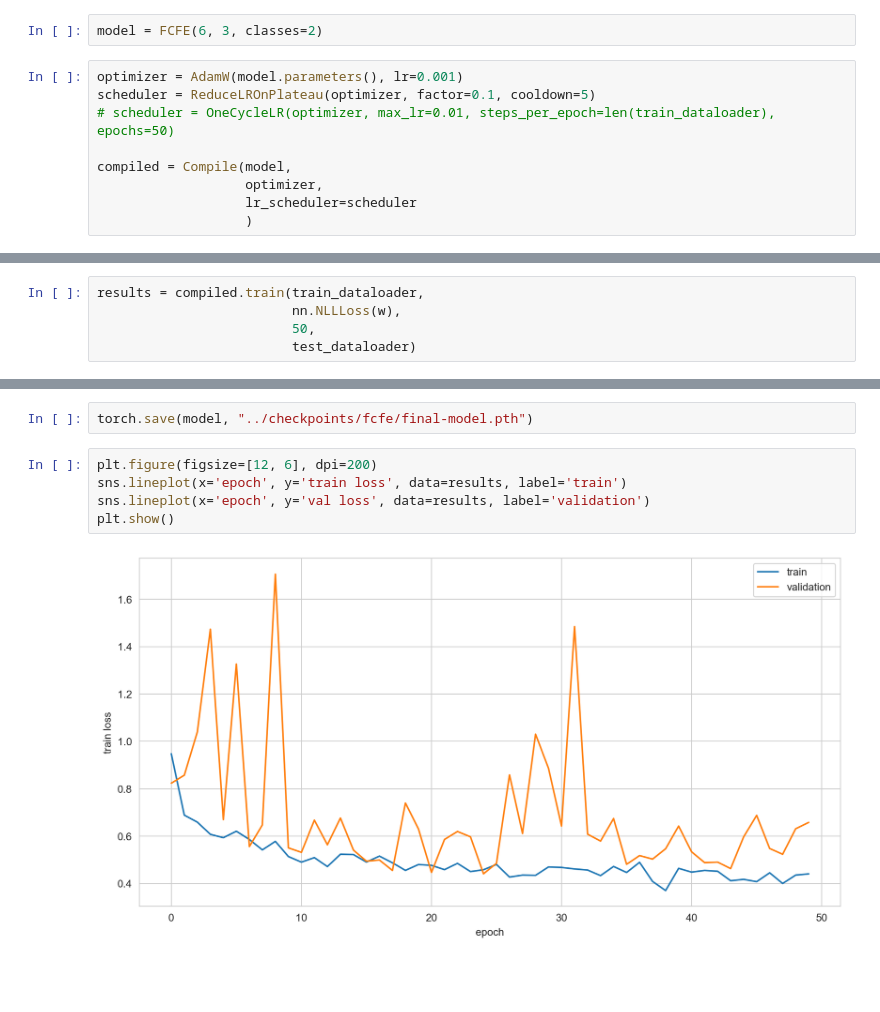
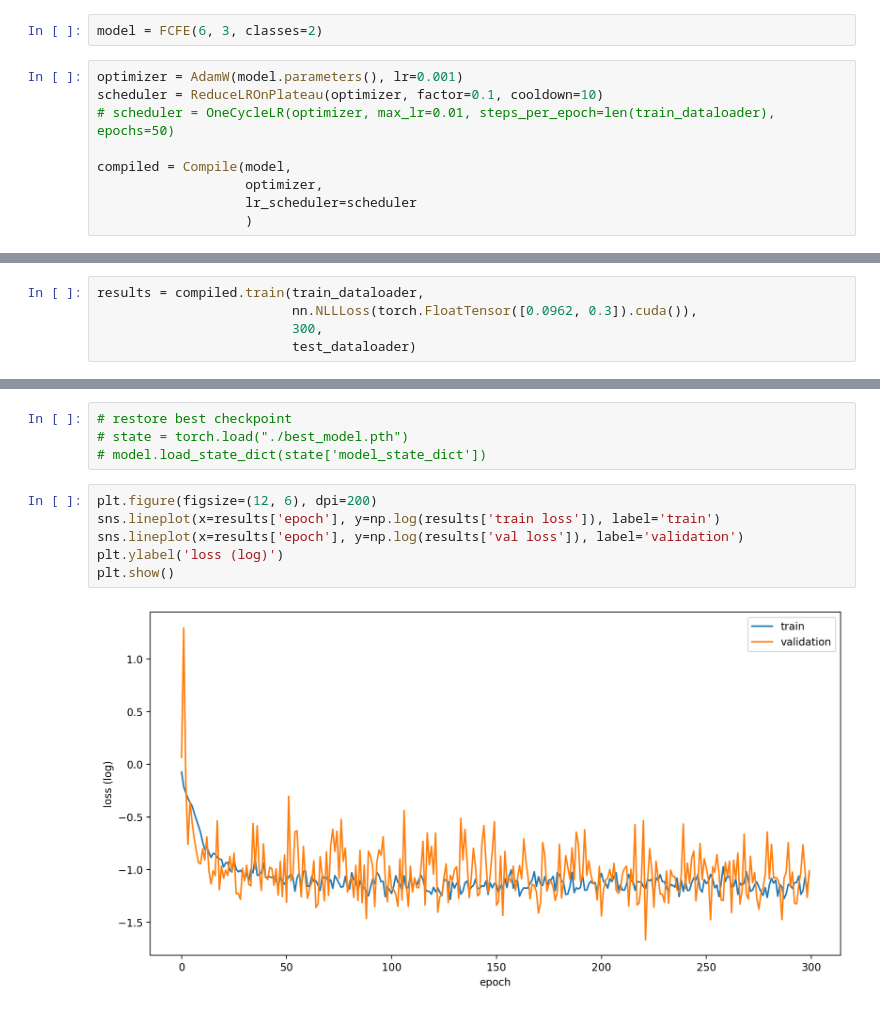
Before and after one commit to ashen007/forest-cover-shrinking, a Jupyter notebook: notebooks/forest-cover-change-detection-testing-models.ipynb, the cells around one changed output, grey strips where cells are left out. Saved outputs shown, nothing was run; the diff lists cells and outputs as text; blank space fills up the shorter version.

Commit message:
training patch 1

```diff
--- a/notebooks/forest-cover-change-detection-testing-models.ipynb
+++ b/notebooks/forest-cover-change-detection-testing-models.ipynb
@@ -64,7 +64,7 @@ len(train_dataloader), len(test_dataloader)
 model = FCFE(6, 3, classes=2)
 # %%
 optimizer = AdamW(model.parameters(), lr=0.001)
-scheduler = ReduceLROnPlateau(optimizer, factor=0.1, cooldown=5)
+scheduler = ReduceLROnPlateau(optimizer, factor=0.1, cooldown=10)
 # scheduler = OneCycleLR(optimizer, max_lr=0.01, steps_per_epoch=len(train_dataloader), epochs=50)
 
 compiled = Compile(model,
@@ -99,6 +102,6 @@ tensor([0.0962, 1.9038], device='cuda:0')
 # %%
 results = compiled.train(train_dataloader,
-                         nn.NLLLoss(w),
-                         50,
+                         nn.NLLLoss(torch.FloatTensor([0.0962, 0.3]).cuda()),
+                         300,
                          test_dataloader)
 # %% [output]
@@ -118,9 +125,12 @@ val loss: 1.3269353707631428
-# %%
-torch.save(model, "../checkpoints/fcfe/final-model.pth")
+# %%
+# restore best checkpoint
+# state = torch.load("./best_model.pth")
+# model.load_state_dict(state['model_state_dict'])
 # %%
-plt.figure(figsize=[12, 6], dpi=200)
-sns.lineplot(x='epoch', y='train loss', data=results, label='train')
-sns.lineplot(x='epoch', y='val loss', data=results, label='validation')
+plt.figure(figsize=(12, 6), dpi=200)
+sns.lineplot(x=results['epoch'], y=np.log(results['train loss']), label='train')
+sns.lineplot(x=results['epoch'], y=np.log(results['val loss']), label='validation')
+plt.ylabel('loss (log)')
 plt.show()
 # %% [output]
-[figure, old version]
+[figure, new version]
```
Also changed, not shown: parts of 8 cells of this notebook, 3 other files.
